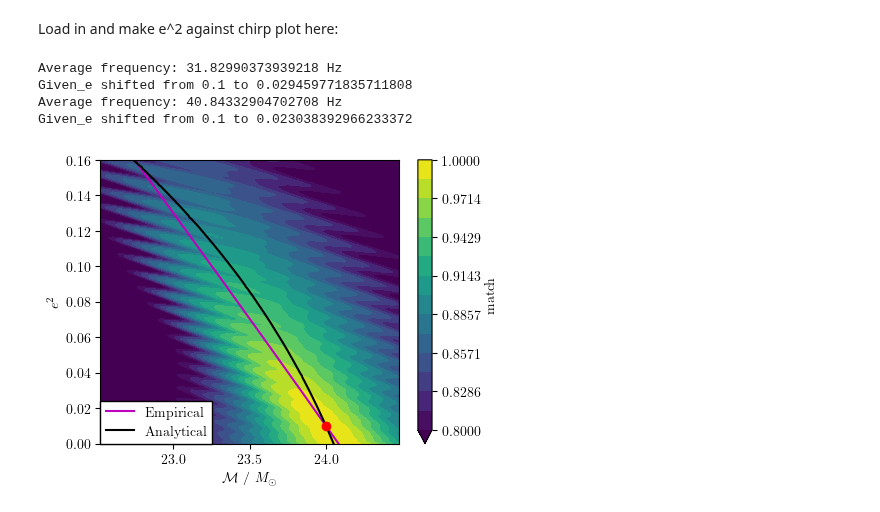
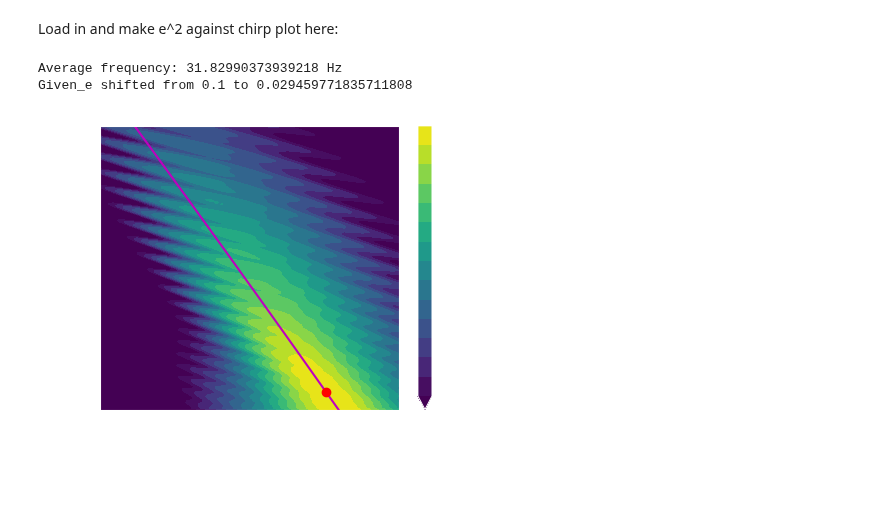
Before and after one commit to BenGPatterson/EccentricHarmonics, a Jupyter notebook: chirp_degeneracy.ipynb, the cells around one changed output. Saved outputs shown, nothing was run; the diff lists cells and outputs as text; code cells hidden in the pictures.

```diff
--- a/chirp_degeneracy.ipynb
+++ b/chirp_degeneracy.ipynb
@@ -131,35 +131,38 @@ Load in and make e^2 against chirp plot here:
 # %%
 # Load data
 with open(os.path.join('..', 'EccentricBinaries', 'notebooks', 'e_sqrd_chirp_data_v2', 'dataslot_1', 'all_matches'), 'rb') as fp:
         data = pickle.load(fp)[0.1][24]
 
 # Axes
 e_vals = data['e_vals'][data['e_vals']<=0.4]
 chirp_vals = data['chirp_vals'][np.logical_and(data['chirp_vals']>=22.5, data['chirp_vals']<=24.5)]
 
 # Make plot
 plt.figure(figsize=(0.75*6.4,0.75*4.8))
+params = {"ytick.color" : "w",
+          "xtick.color" : "w",
+          "axes.labelcolor" : "w",
+          "axes.edgecolor" : "w"}
+plt.rcParams.update(params)
 cs = plt.contourf(chirp_vals, e_vals**2, data['quad'][data['e_vals']<=0.4][:,np.logical_and(data['chirp_vals']>=22.5, data['chirp_vals']<=24.5)],
                   np.linspace(0.8, 1, 15), vmin=0.8, vmax=1, extend='min')
 for c in cs.collections:
     c.set_rasterized(True)
 plt.colorbar(label='match')
 plt.scatter(24, 0.1**2, c='r', zorder=5)
 xlims = plt.gca().get_xlim()
 ylims = plt.gca().get_ylim()
 plt.plot(favata_et_al_avg(0.1, 24, e_vals), e_vals**2, c='m', label='Empirical')
-plt.plot(favata_et_al_exact(0.1, 24, e_vals), e_vals**2, c='k', label='Analytical')
+# plt.plot(favata_et_al_exact(0.1, 24, e_vals), e_vals**2, c='k', label='Analytical')
 # plt.scatter(favata_et_al_avg(0.1, 24, 0), 0, c='k', zorder=10, clip_on=False, marker='x', s=100)
 plt.ylim(ylims)
 plt.xlim(xlims)
 plt.xlabel('$\mathcal{M}~/~M_\odot$')
 plt.ylabel('$e^2$')
-plt.legend(loc='lower left', bbox_to_anchor=(0,0), fancybox=False, framealpha=1, borderaxespad=0, edgecolor='k')
+# plt.legend(loc='lower left', bbox_to_anchor=(0,0), fancybox=False, framealpha=1, borderaxespad=0, edgecolor='k')
 plt.tight_layout()
-plt.savefig('Figures/e_sqrd_chirp.pgf')
+plt.savefig('Figures/e_sqrd_chirp.png', dpi=300, transparent=True)
 # %% [output]
 Average frequency: 31.82990373939218 Hz
 Given_e shifted from 0.1 to 0.029459771835711808
-Average frequency: 40.84332904702708 Hz
-Given_e shifted from 0.1 to 0.023038392966233372
-[figure, old version]
+[figure, new version]
```
Also changed, not shown: 11 other files.
